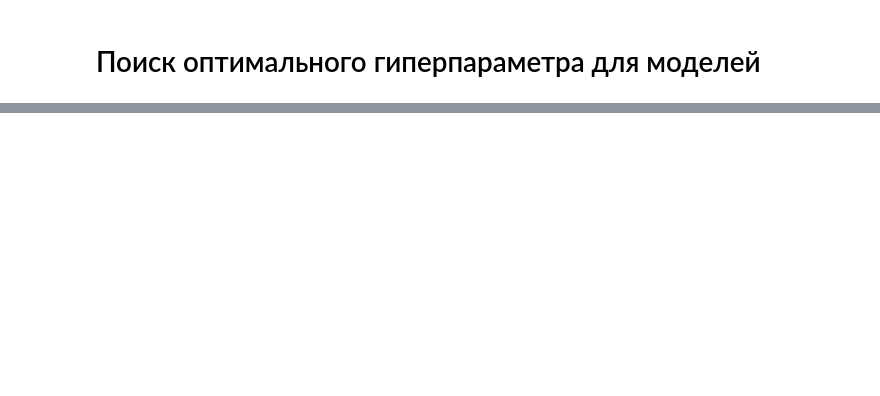
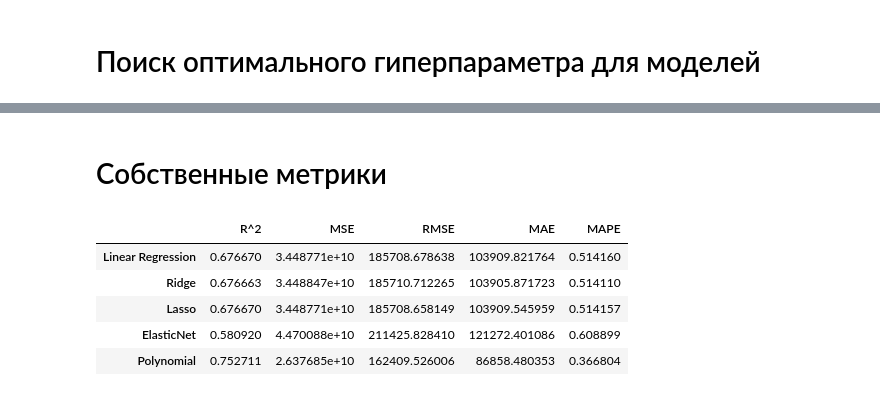
Before and after one commit to SergeyMotynga/OMSTU, a Jupyter notebook: ML/laboratory/lab_1/supervised_learning/supervised_learning.ipynb, the cells around one changed output, grey strips where cells are left out. Drawn from its saved outputs; the diff is of its cells as text; code cells hidden in the pictures; blank space fills up the shorter version.

```diff
--- a/ML/laboratory/lab_1/supervised_learning/supervised_learning.ipynb
+++ b/ML/laboratory/lab_1/supervised_learning/supervised_learning.ipynb
@@ -346,0 +448,2 @@ print(best_parameters)
+# %% [markdown]
+# Собственные метрики
@@ -346,0 +485,33 @@ print(best_parameters)
+# %%
+data_original = pd.DataFrame(
+    {
+        "R^2":  original['r2'],
+        "MSE": original['mse'],
+        "RMSE": original['rmse'],
+        "MAE":  original['mae'],
+        "MAPE": original['mape'],
+    },
+    index=['Linear Regression', 'Ridge', 'Lasso', 'ElasticNet', 'Polynomial']
+)
+
+data_custom = pd.DataFrame(
+    {
+        "R^2":  custom['r2'],
+        "MSE": custom['mse'],
+        "RMSE": custom['rmse'],
+        "MAE":  custom['mae'],
+        "MAPE": custom['mape'],
+    },
+    index=['Linear Regression', 'Ridge', 'Lasso', 'ElasticNet', 'Polynomial']
+)
+# %%
+# Оригинальные метрики
+
+data_original
+# %% [output]
+|  | R^2 | MSE | RMSE | MAE | MAPE |
+| Linear Regression | 0.676670 | 3.448771e+10 | 185708.678638 | 103909.821764 | 0.514160 |
+| Ridge | 0.676663 | 3.448847e+10 | 185710.712265 | 103905.871723 | 0.514110 |
+| Lasso | 0.676670 | 3.448771e+10 | 185708.658149 | 103909.545959 | 0.514157 |
+| ElasticNet | 0.580920 | 4.470088e+10 | 211425.828410 | 121272.401086 | 0.608899 |
+| Polynomial | 0.752711 | 2.637685e+10 | 162409.526006 | 86858.480353 | 0.366804 |
```
Also changed, not shown: parts of 31 cells of this notebook.
